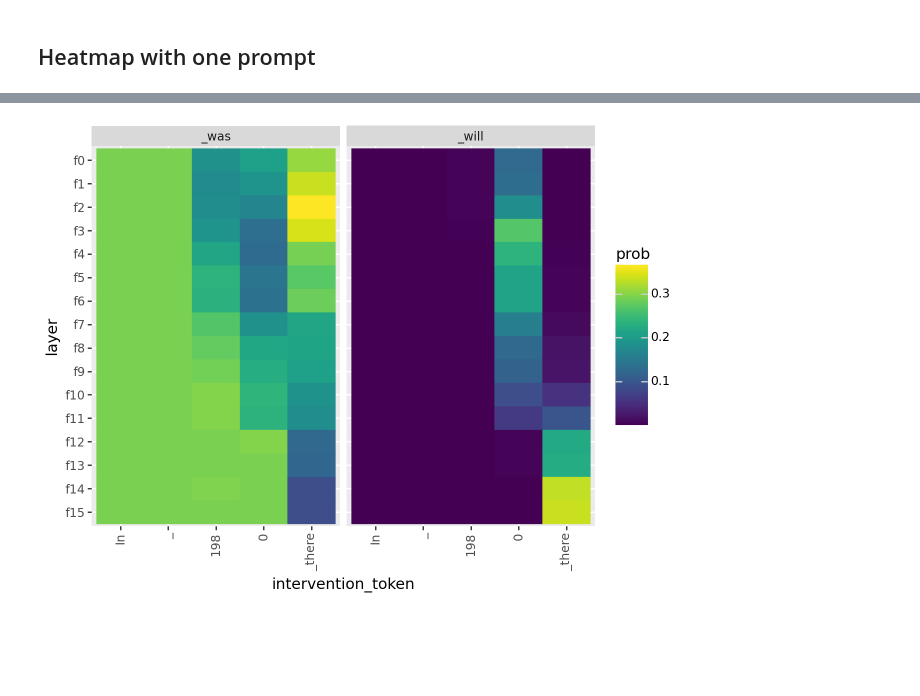
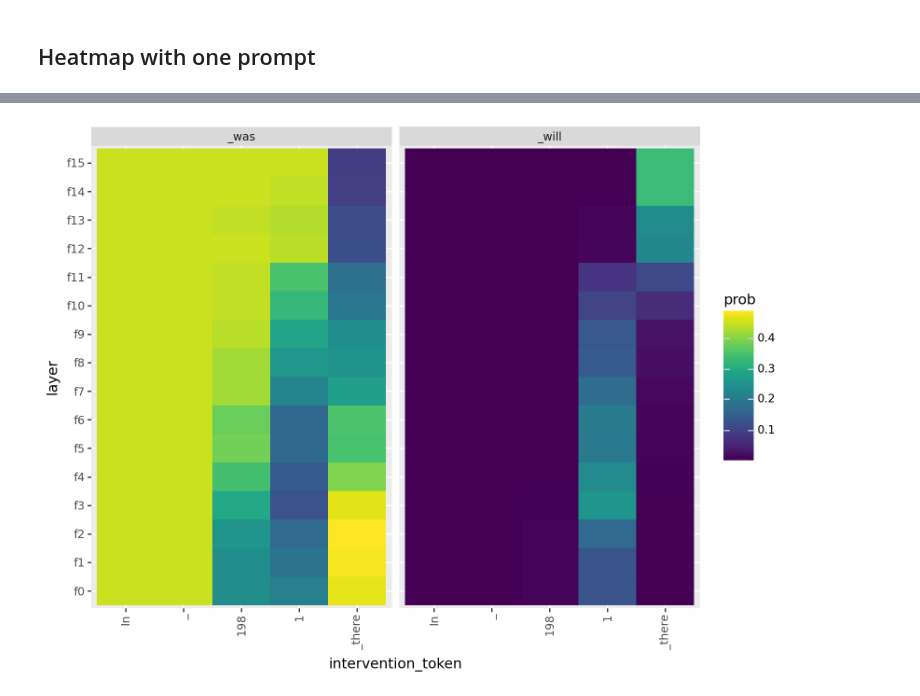
Before and after one commit to Suzehva/olmo_das_2, a Jupyter notebook: create_ii_heatmap.ipynb, the cells around one changed output, grey strips where cells are left out. Saved outputs shown, nothing was run; the diff lists cells and outputs as text; code cells hidden in the pictures; blank space fills up the shorter version.

```diff
--- a/create_ii_heatmap.ipynb
+++ b/create_ii_heatmap.ipynb
@@ -87,7 +91,7 @@ def simple_position_config(model_type, component, layer):
     return config
 
 
-base = tokenizer("In 1980 there", return_tensors="pt")
+base = tokenizer("In 1981 there", return_tensors="pt")
 sources = [tokenizer("In 2023 there", return_tensors="pt")]
 tokens = tokenizer.encode(" was will")
 data = []
@@ -125,29 +129,36 @@ for layer_i in range(olmo.config.num_hidden_layers):
 df = pd.DataFrame(data)
 # %%
 import torch
+from plotnine import options
 
 df["layer"] = df["layer"].astype("category")
 df["token"] = df["token"].astype("category")
 
-# Create ordered categories for layers (from top to bottom: f15, f14, ..., f0)
-layer_nodes = [f"f{l}" for l in range(olmo.config.num_hidden_layers - 1, -1, -1)]
+# layers with 0 at bottom, 15 at top
+layer_nodes = [f"f{l}" for l in range(olmo.config.num_hidden_layers)]
 df["layer"] = pd.Categorical(df["layer"], categories=layer_nodes, ordered=True)
 
 # Order intervention tokens by their position in the sentence
 intervention_token_order = []
 for pos_i in range(len(base.input_ids[0])):
     intervention_token_id = base.input_ids[0][pos_i].item()
     intervention_token = format_token(tokenizer, intervention_token_id)
     intervention_token_order.append(intervention_token)
 
-df["intervention_token"] = pd.Categorical(df["intervention_token"], categories=intervention_token_order, ordered=True)
+df["intervention_token"] = pd.Categorical(
+    df["intervention_token"],
+    categories=intervention_token_order,
+    ordered=True
+)
 
 g = (
     ggplot(df)
-    + geom_tile(aes(x="intervention_token", y="layer", fill="prob", color="prob"))
+    + geom_tile(aes(x="intervention_token", y="layer", fill="prob"), raster=False)
     + facet_wrap("~token")
     + theme(axis_text_x=element_text(rotation=90))
 )
-print(g)
+
+options.figure_size = (8, 6)  # optional
+g
 # %% [output]
-[figure, old version]
+[figure, new version]
```
Also changed, not shown: parts of 2 cells of this notebook, 27 other files.
